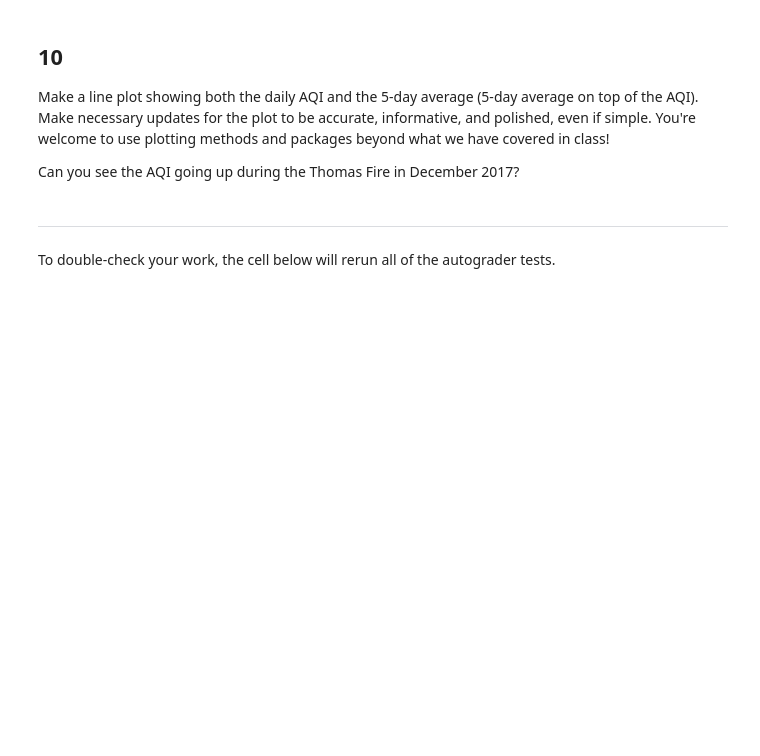
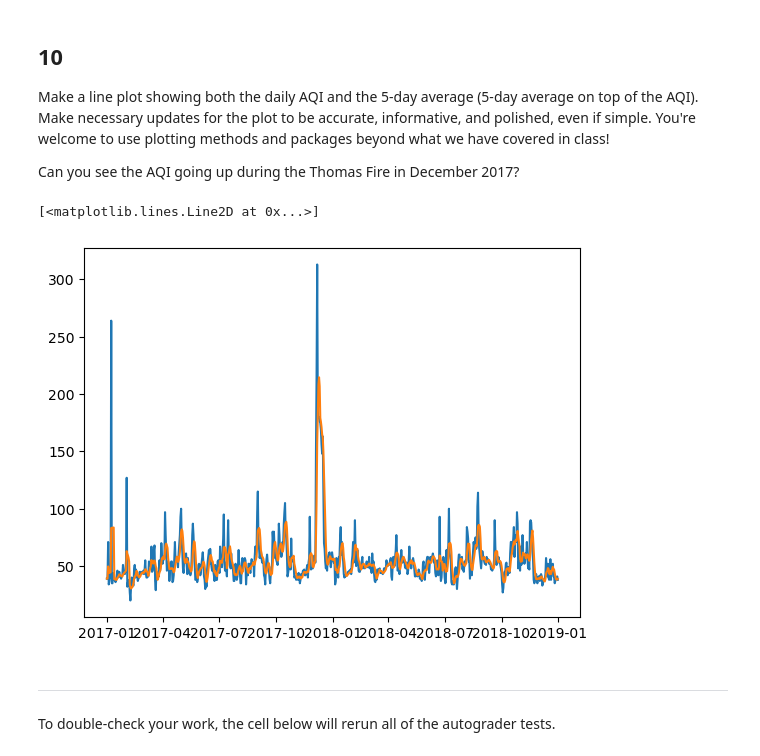
Before and after one commit to NatBonnet/eds220-hwk2, a Jupyter notebook: task3/hwk2-task3-aqi.ipynb, the cells around one changed output. Cells and saved outputs as stored; diff of their text form; code cells hidden in the pictures; blank space fills up the shorter version.

```diff
--- a/task3/hwk2-task3-aqi.ipynb
+++ b/task3/hwk2-task3-aqi.ipynb
@@ -258,5 +259,5 @@ In the next cell we will calculate an average over a [rolling window](https://pa
 Store your answer in the `rolling_average` variable. You should have two columns in your series, `date` and the averages.
 # %%
 # Calculate AQI rolling average over 5 days
-rolling_average = ...
+rolling_average = aqi_sb.aqi.rolling(window="5D").mean()
 rolling_average
@@ -271,2 +286,6 @@ aqi_sb
+# %%
+aqi_sb.insert(loc=5,
+              column="five_day_average",
+             value=rolling_average)
 # %%
 grader.check("q9")
@@ -277,6 +298,12 @@ grader.check("q9")
 Make a line plot showing both the daily AQI and the 5-day average (5-day average on top of the AQI). Make necessary updates for the plot to be accurate, informative, and polished, even if simple. You're welcome to use plotting methods and packages beyond what we have covered in class!
 
 Can you see the AQI going up during the Thomas Fire in December 2017?
+# %%
+plt.plot(aqi_sb["aqi"])
+plt.plot(aqi_sb["five_day_average"])
+# %% [output]
+[<matplotlib.lines.Line2D at 0x...>]
+[figure, added]
 # %% [markdown]
 ---
 
```
Also changed, not shown: parts of 8 cells of this notebook.
